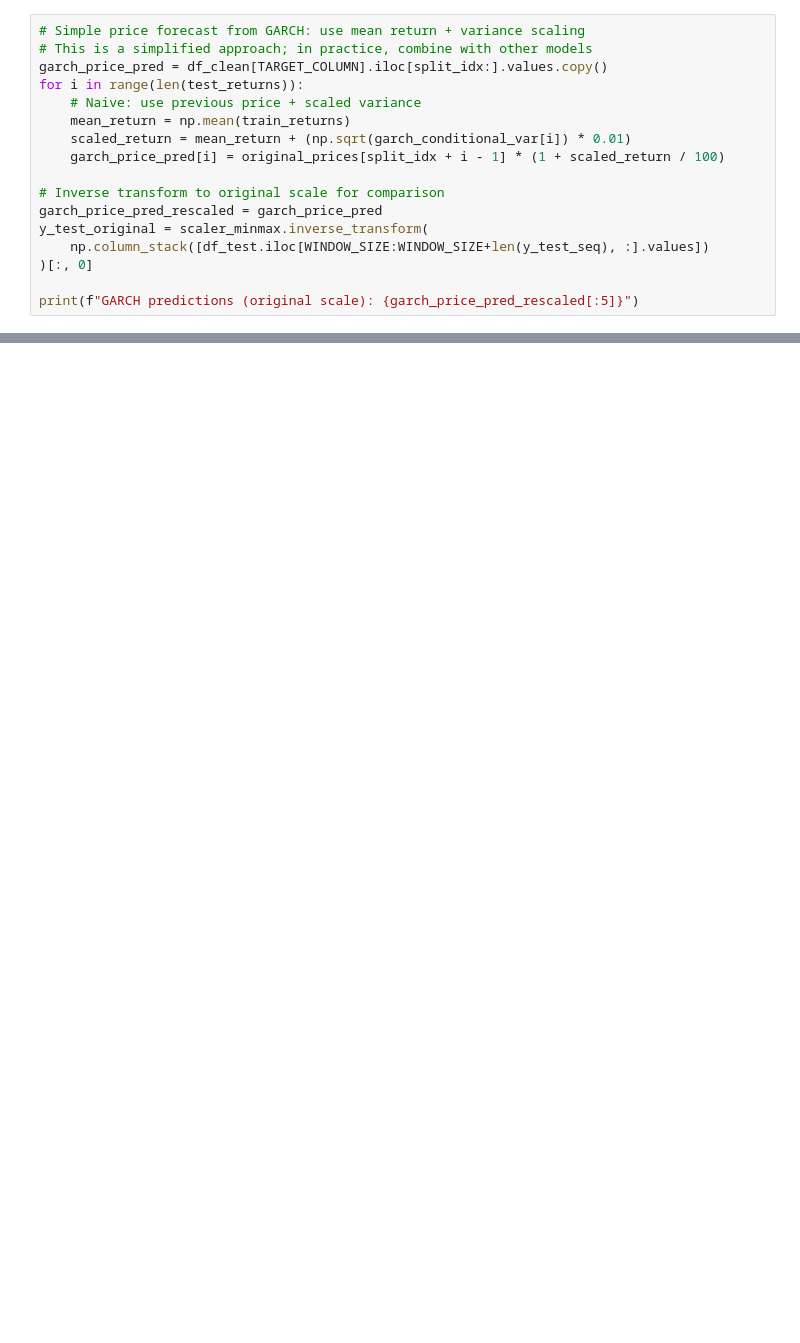
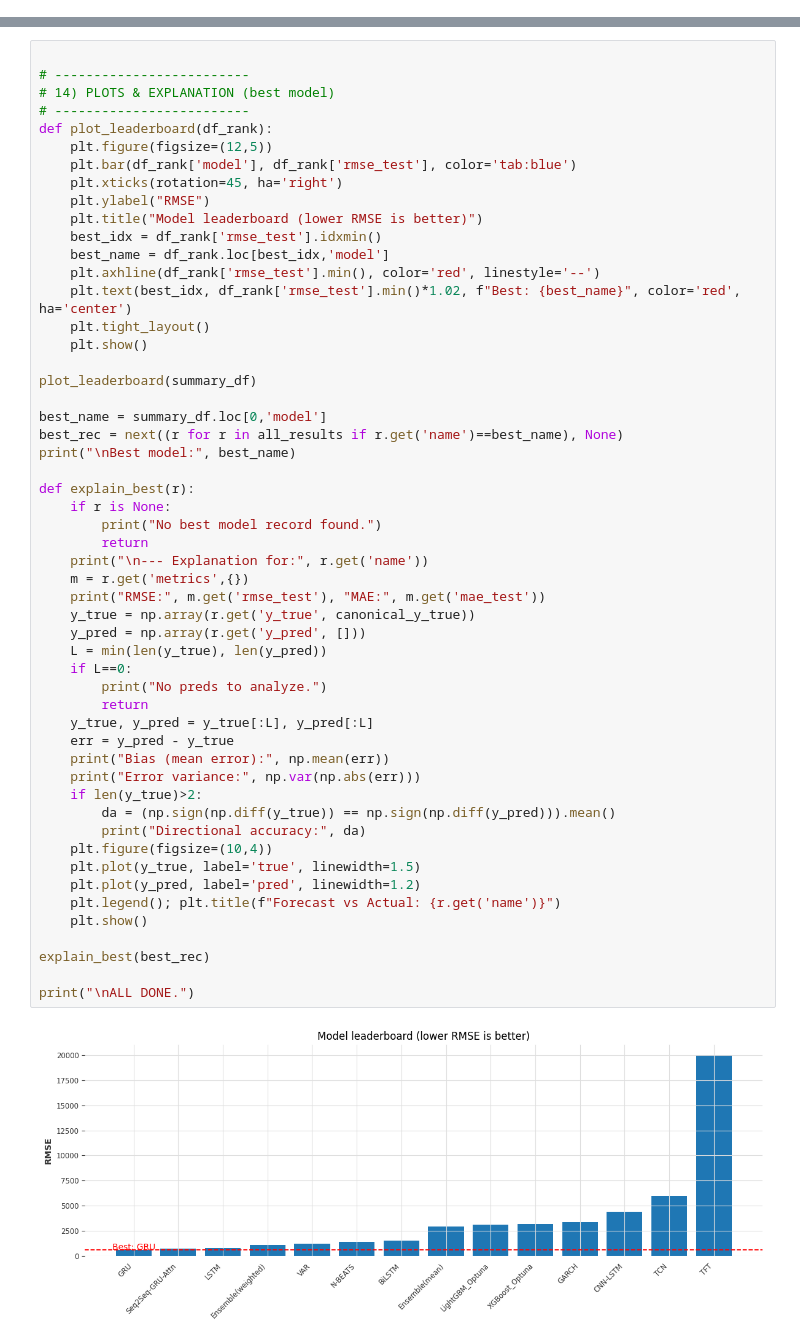
Before and after one commit to chandraveshchaudhari/brain-ai, a Jupyter notebook: docs/notebooks/01_time_series_forecasting.ipynb, the cells around one changed output, grey strips where cells are left out. Saved outputs shown, nothing was run; the diff lists cells and outputs as text; blank space fills up the shorter version.

```diff
--- a/docs/notebooks/01_time_series_forecasting.ipynb
+++ b/docs/notebooks/01_time_series_forecasting.ipynb
@@ -203,17 +0,0 @@ print(f"\nGARCH variance forecast shape: {garch_conditional_var.shape}")
-# %%
-# Simple price forecast from GARCH: use mean return + variance scaling
-# This is a simplified approach; in practice, combine with other models
-garch_price_pred = df_clean[TARGET_COLUMN].iloc[split_idx:].values.copy()
-for i in range(len(test_returns)):
-    # Naive: use previous price + scaled variance
-    mean_return = np.mean(train_returns)
-    scaled_return = mean_return + (np.sqrt(garch_conditional_var[i]) * 0.01)
-    garch_price_pred[i] = original_prices[split_idx + i - 1] * (1 + scaled_return / 100)
-
-# Inverse transform to original scale for comparison
-garch_price_pred_rescaled = garch_price_pred
-y_test_original = scaler_minmax.inverse_transform(
-    np.column_stack([df_test.iloc[WINDOW_SIZE:WINDOW_SIZE+len(y_test_seq), :].values])
-)[:, 0]
-
-print(f"GARCH predictions (original scale): {garch_price_pred_rescaled[:5]}")
@@ -581,0 +1007,55 @@ print("="*70)
+# %%
+
+# -------------------------
+# 14) PLOTS & EXPLANATION (best model)
+# -------------------------
+def plot_leaderboard(df_rank):
+    plt.figure(figsize=(12,5))
+    plt.bar(df_rank['model'], df_rank['rmse_test'], color='tab:blue')
+    plt.xticks(rotation=45, ha='right')
+    plt.ylabel("RMSE")
+    plt.title("Model leaderboard (lower RMSE is better)")
+    best_idx = df_rank['rmse_test'].idxmin()
+    best_name = df_rank.loc[best_idx,'model']
+    plt.axhline(df_rank['rmse_test'].min(), color='red', linestyle='--')
+    plt.text(best_idx, df_rank['rmse_test'].min()*1.02, f"Best: {best_name}", color='red', ha='center')
+    plt.tight_layout()
+    plt.show()
+
+plot_leaderboard(summary_df)
+
+best_name = summary_df.loc[0,'model']
+best_rec = next((r for r in all_results if r.get('name')==best_name), None)
+print("\nBest model:", best_name)
+
+def explain_best(r):
+    if r is None:
+        print("No best model record found.")
+        return
+    print("\n--- Explanation for:", r.get('name'))
+    m = r.get('metrics',{})
+    print("RMSE:", m.get('rmse_test'), "MAE:", m.get('mae_test'))
+    y_true = np.array(r.get('y_true', canonical_y_true))
+    y_pred = np.array(r.get('y_pred', []))
+    L = min(len(y_true), len(y_pred))
+    if L==0:
+        print("No preds to analyze.")
+        return
+    y_true, y_pred = y_true[:L], y_pred[:L]
+    err = y_pred - y_true
+    print("Bias (mean error):", np.mean(err))
+    print("Error variance:", np.var(np.abs(err)))
+    if len(y_true)>2:
+        da = (np.sign(np.diff(y_true)) == np.sign(np.diff(y_pred))).mean()
+        print("Directional accuracy:", da)
+    plt.figure(figsize=(10,4))
+    plt.plot(y_true, label='true', linewidth=1.5)
+    plt.plot(y_pred, label='pred', linewidth=1.2)
+    plt.legend(); plt.title(f"Forecast vs Actual: {r.get('name')}")
+    plt.show()
+
+explain_best(best_rec)
+
+print("\nALL DONE.")
+# %% [output]
+[figure, added]
```
Also changed, not shown: parts of 29 cells of this notebook, 12 other files.
